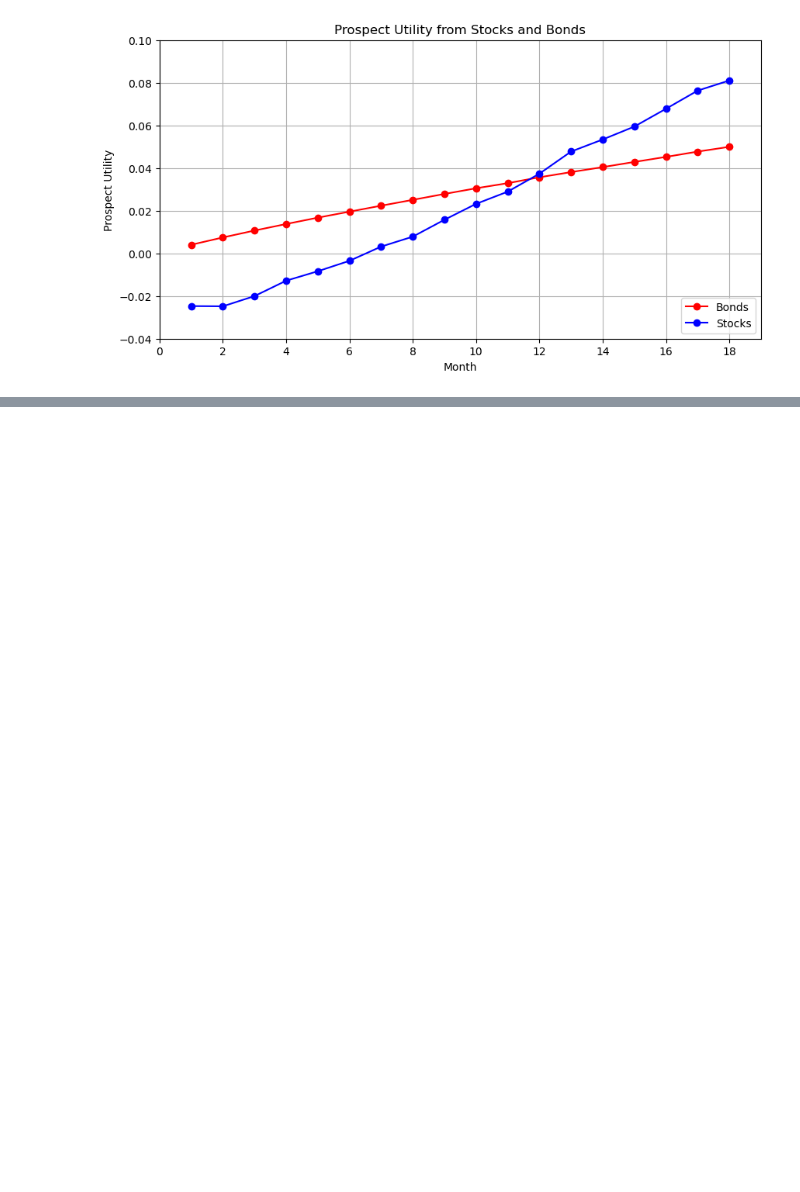
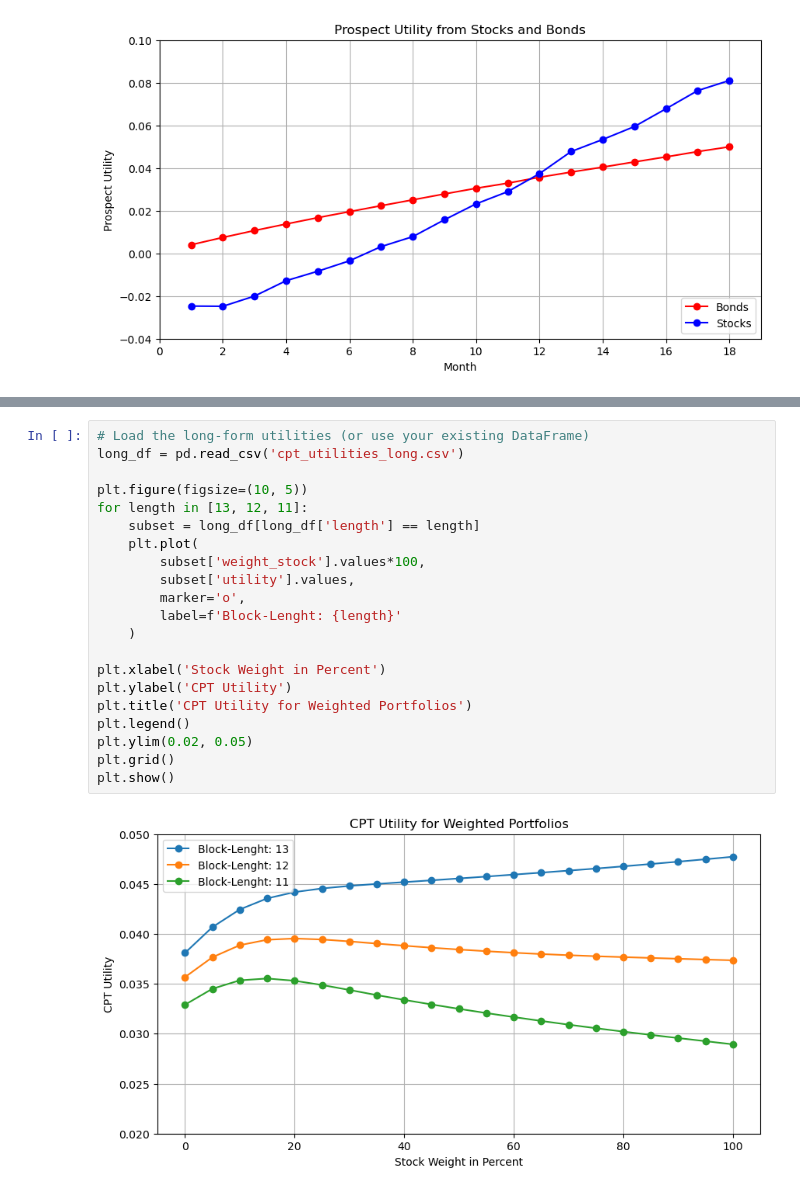
Before and after one commit to mcp656/Seminar, a Jupyter notebook: prescott.ipynb, the cells around one changed output, grey strips where cells are left out. Saved outputs shown, nothing was run; the diff lists cells and outputs as text; blank space fills up the shorter version.

```diff
--- a/prescott.ipynb
+++ b/prescott.ipynb
@@ -411,0 +472,23 @@ plt.gca().xaxis.set_major_locator(MaxNLocator(integer=True))
+# %%
+# Load the long‑form utilities (or use your existing DataFrame)
+long_df = pd.read_csv('cpt_utilities_long.csv')
+
+plt.figure(figsize=(10, 5))
+for length in [13, 12, 11]:
+    subset = long_df[long_df['length'] == length]
+    plt.plot(
+        subset['weight_stock'].values*100,
+        subset['utility'].values,
+        marker='o',
+        label=f'Block-Lenght: {length}'
+    )
+
+plt.xlabel('Stock Weight in Percent')
+plt.ylabel('CPT Utility')
+plt.title('CPT Utility for Weighted Portfolios')
+plt.legend()
+plt.ylim(0.02, 0.05)
+plt.grid()
+plt.show()
+# %% [output]
+[figure, added]
```
Also changed, not shown: parts of 6 cells of this notebook, 4 other files.
